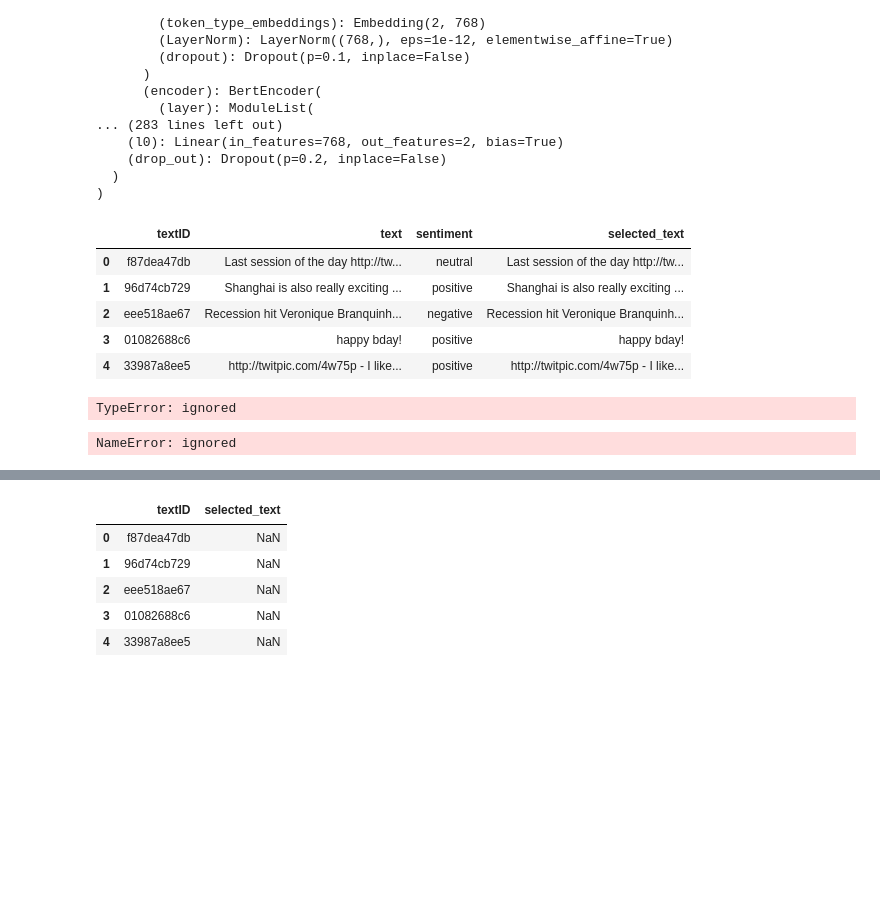
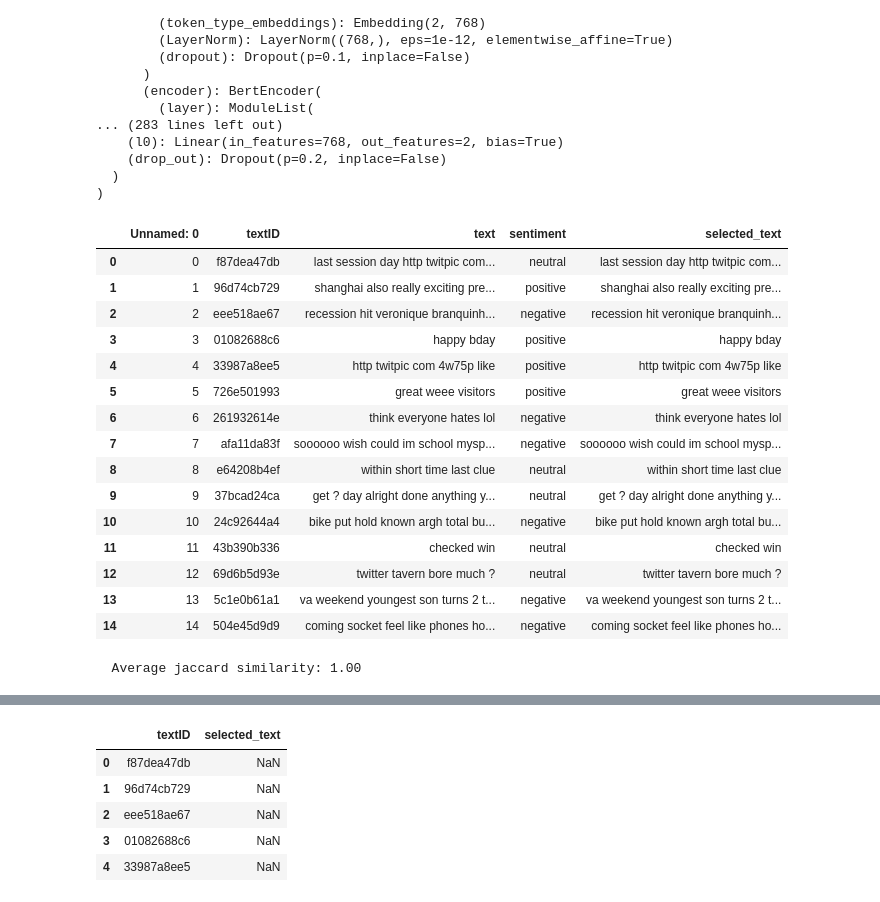
Before and after one commit to jrakhshanda/Text-Mining, a Jupyter notebook: text_mining.ipynb, the cells around one changed output, grey strips where cells are left out. Saved outputs shown, nothing was run; the diff lists cells and outputs as text; code cells hidden in the pictures; blank space fills up the shorter version.

```diff
--- a/text_mining.ipynb
+++ b/text_mining.ipynb
@@ -177,7 +214,7 @@ class bert_config:
     EPOCHS = 6
     MODEL_PATH = '/content/drive/MyDrive/BERT_files'
     TRAINING_FILE = pd.read_csv(MODEL_PATH+'/df_train.csv')
-    TEST_FILE = pd.read_csv(MODEL_PATH+'/df_train.csv')
+    TEST_FILE = pd.read_csv(MODEL_PATH+'/df_test.csv')
     MAX_LEN = 141
     slow_tokenizer = BertTokenizer.from_pretrained("bert-base-uncased")
     save_path = "bert_base_uncased/"
@@ -828,13 +828,24 @@ DataParallel(
   )
 )
 # %%
+df_test = bert_config.TEST_FILE.reset_index(drop=True)
 df_test.loc[:, "selected_text"] = df_test.text.values
-df_test.head()
+df_test.head(15)
 # %% [output]
-|  | textID | text | sentiment | selected_text |
-| 0 | f87dea47db | Last session of the day http://tw... | neutral | Last session of the day http://tw... |
-| 1 | 96d74cb729 | Shanghai is also really exciting ... | positive | Shanghai is also really exciting ... |
-| 2 | eee518ae67 | Recession hit Veronique Branquinh... | negative | Recession hit Veronique Branquinh... |
-| 3 | 01082688c6 | happy bday! | positive | happy bday! |
-| 4 | 33987a8ee5 | http://twitpic.com/4w75p - I like... | positive | http://twitpic.com/4w75p - I like... |
+|  | Unnamed: 0 | textID | text | sentiment | selected_text |
+| 0 | 0 | f87dea47db | last session day http twitpic com... | neutral | last session day http twitpic com... |
+| 1 | 1 | 96d74cb729 | shanghai also really exciting pre... | positive | shanghai also really exciting pre... |
+| 2 | 2 | eee518ae67 | recession hit veronique branquinh... | negative | recession hit veronique branquinh... |
+| 3 | 3 | 01082688c6 | happy bday | positive | happy bday |
+| 4 | 4 | 33987a8ee5 | http twitpic com 4w75p like | positive | http twitpic com 4w75p like |
+| 5 | 5 | 726e501993 | great weee visitors | positive | great weee visitors |
+| 6 | 6 | 261932614e | think everyone hates lol | negative | think everyone hates lol |
+| 7 | 7 | afa11da83f | soooooo wish could im school mysp... | negative | soooooo wish could im school mysp... |
+| 8 | 8 | e64208b4ef | within short time last clue | neutral | within short time last clue |
+| 9 | 9 | 37bcad24ca | get ? day alright done anything y... | neutral | get ? day alright done anything y... |
+| 10 | 10 | 24c92644a4 | bike put hold known argh total bu... | negative | bike put hold known argh total bu... |
+| 11 | 11 | 43b390b336 | checked win | neutral | checked win |
+| 12 | 12 | 69d6b5d93e | twitter tavern bore much ? | neutral | twitter tavern bore much ? |
+| 13 | 13 | 5c1e0b61a1 | va weekend youngest son turns 2 t... | negative | va weekend youngest son turns 2 t... |
+| 14 | 14 | 504e45d9d9 | coming socket feel like phones ho... | negative | coming socket feel like phones ho... |
 # %%
@@ -849,9 +859,8 @@ test_dataloader = torch.utils.data.DataLoader(
     shuffle=False,
     batch_size = bert_config.VALID_BATCH_SIZE)
 # %%
-data_loader = test_dataloader
-
 model.eval()
+model2.eval()
 
 final_output_start = []
 final_output_end = []
@@ -866,7 +875,7 @@ final_sentiment = []
 predictions = []
 
 with torch.no_grad():
-  for bi, batch in enumerate(data_loader):
+  for bi, batch in enumerate(test_dataloader):
     t0 = time.time()
     ids = batch["ids"].to(device, dtype=torch.long)
     token_type_ids = batch['token_type_ids'].to(device, dtype=torch.long)
@@ -953,14 +962,4 @@ with torch.no_grad():
     predictions.append(predicted_text)
   print("  Average jaccard similarity: {0:.2f}".format(np.mean(jaccards)))
 # %% [output]
-TypeError: ignored
+  Average jaccard similarity: 1.00
-# %%
-data = {'train_loss': train_loss,
-        'valid_loss': valid_loss
-        }
-losses = pd.DataFrame (data)
-
-losses = losses.reset_index(drop=True)
-losses.to_csv
-# %% [output]
-NameError: ignored
```
Also changed, not shown: parts of 16 cells of this notebook.
